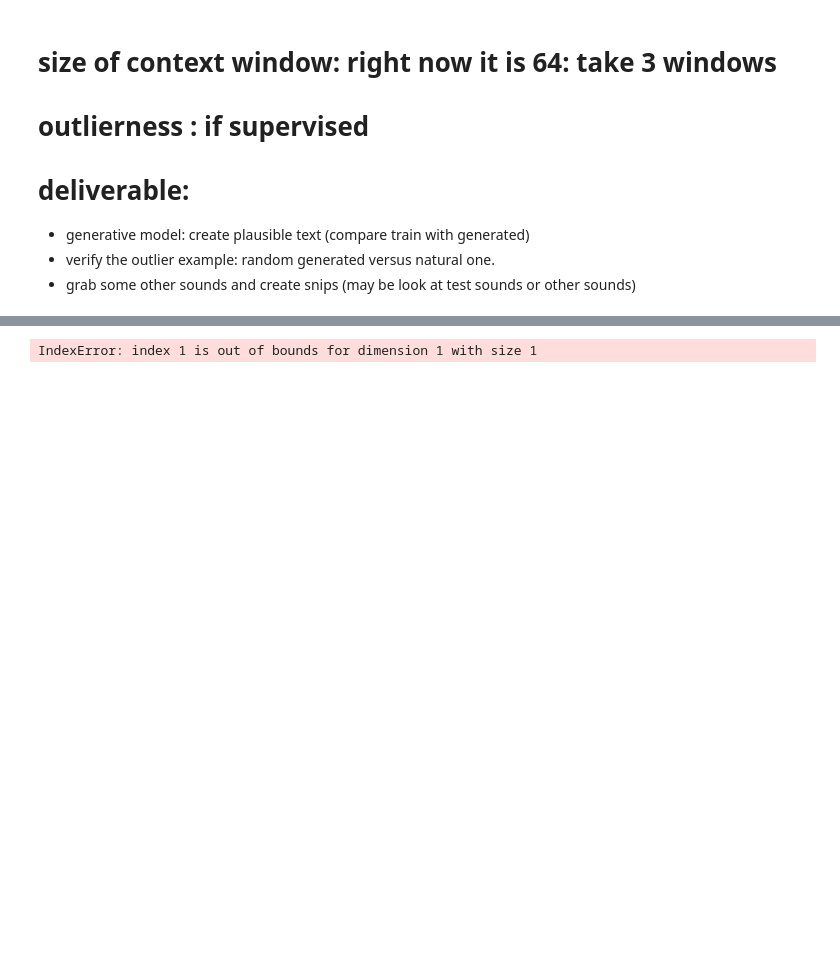
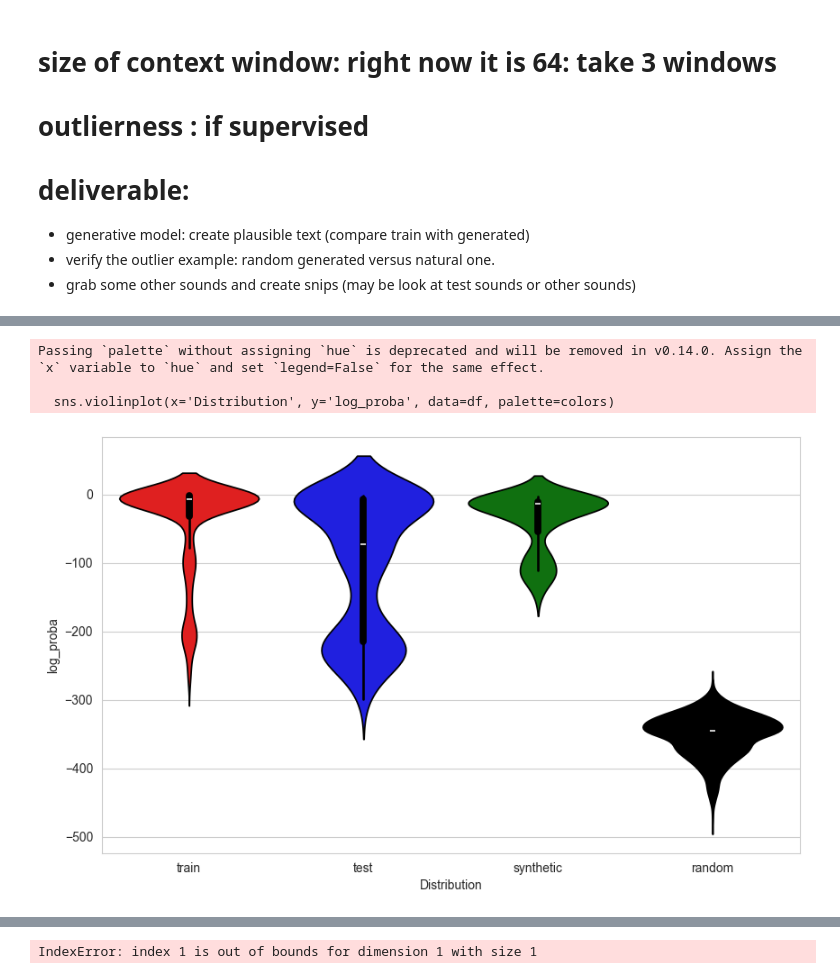
Before and after one commit to sylvainbonnot/nanoGPT, a Jupyter notebook: slang_try.ipynb, the cells around one changed output, grey strips where cells are left out. Drawn from its saved outputs; the diff is of its cells as text; code cells hidden in the pictures; blank space fills up the shorter version.

```diff
--- a/slang_try.ipynb
+++ b/slang_try.ipynb
@@ -343,0 +564,7 @@ array([-20.3496747 , -20.03447247, -20.52007389, -21.59149623,
+# %%
+joint_violin_plot(flatten([train_d[k] for k in train_d]), flatten([test_d[k] for k in test_d]), flatten([synth_d[k] for k in synth_d]),all_probs_random, names=['train', 'test', 'synthetic','random'],colors=['red', 'blue', 'green','black'])
+# %% [output]
+Passing `palette` without assigning `hue` is deprecated and will be removed in v0.14.0. Assign the `x` variable to `hue` and set `legend=False` for the same effect.
+
+  sns.violinplot(x='Distribution', y='log_proba', data=df, palette=colors)
+[figure, added]
```
Also changed, not shown: parts of 47 cells of this notebook, 10 other files.
